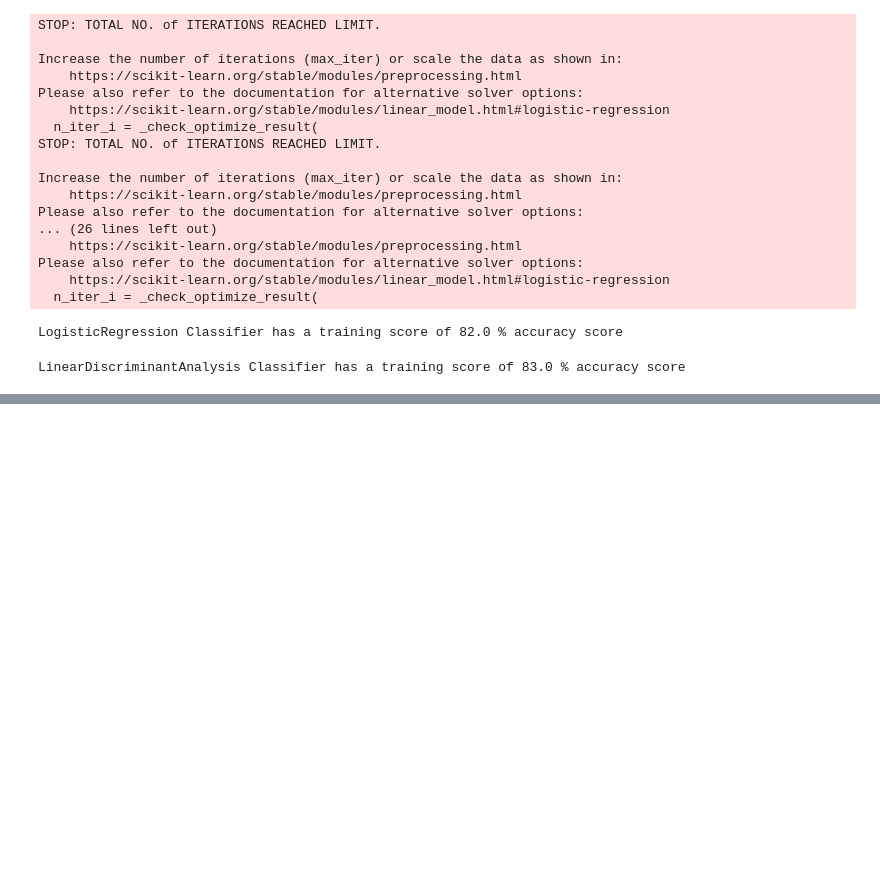
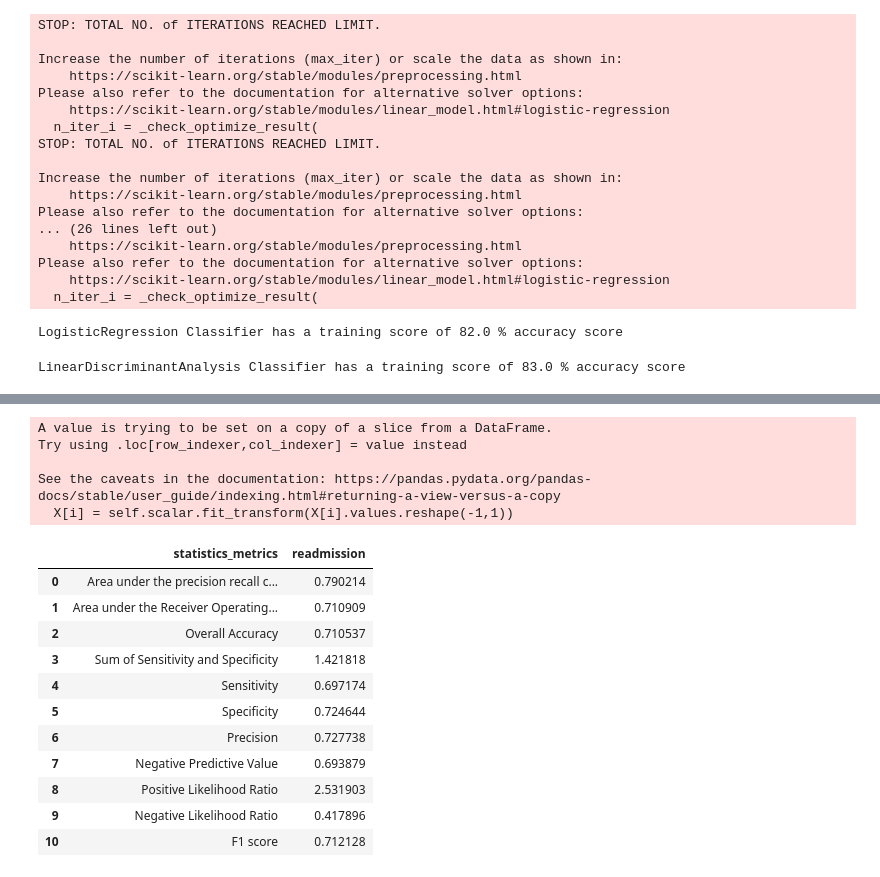
Before and after one commit to SpassMed-Projects/FDA, a Jupyter notebook: src/models/models.ipynb, the cells around one changed output, grey strips where cells are left out. Cells and saved outputs as stored; diff of their text form; code cells hidden in the pictures; blank space fills up the shorter version.

```diff
--- a/src/models/models.ipynb
+++ b/src/models/models.ipynb
@@ -225,0 +272,4 @@ LinearDiscriminantAnalysis Classifier has a training score of 83.0 % accuracy sc
+# %%
+LR_best = pickle.load(open('/home/daisy/FDA/models/LogisticRegression_readmission.sav','rb'))
+RF_best = pickle.load(open('/home/daisy/FDA/models/RandomForest_readmission.sav','rb'))
+DT_best = pickle.load(open('/home/daisy/FDA/models/DecisionTree_readmission.sav','rb'))
@@ -225,0 +322,5 @@ LinearDiscriminantAnalysis Classifier has a training score of 83.0 % accuracy sc
+# %%
+X,y = prepare_dataset("readmission")
+eclf1 = VotingClassifier(estimators=[('rf', RF_best), ('lr_readmission', LR_best),
+        ('dt', DT_best)], voting='soft', n_jobs=3)
+eclf1 = eclf1.fit(X, y)
@@ -225,0 +485,20 @@ LinearDiscriminantAnalysis Classifier has a training score of 83.0 % accuracy sc
+# %%
+make_df()
+# %% [output]
+A value is trying to be set on a copy of a slice from a DataFrame.
+Try using .loc[row_indexer,col_indexer] = value instead
+
+See the caveats in the documentation: https://pandas.pydata.org/pandas-docs/stable/user_guide/indexing.html#returning-a-view-versus-a-copy
+  X[i] = self.scalar.fit_transform(X[i].values.reshape(-1,1))
+|  | statistics_metrics | readmission |
+| 0 | Area under the precision recall c... | 0.790214 |
+| 1 | Area under the Receiver Operating... | 0.710909 |
+| 2 | Overall Accuracy | 0.710537 |
+| 3 | Sum of Sensitivity and Specificity | 1.421818 |
+| 4 | Sensitivity | 0.697174 |
+| 5 | Specificity | 0.724644 |
+| 6 | Precision | 0.727738 |
+| 7 | Negative Predictive Value | 0.693879 |
+| 8 | Positive Likelihood Ratio | 2.531903 |
+| 9 | Negative Likelihood Ratio | 0.417896 |
+| 10 | F1 score | 0.712128 |
```
Also changed, not shown: parts of 5 cells of this notebook, 1 other file.
